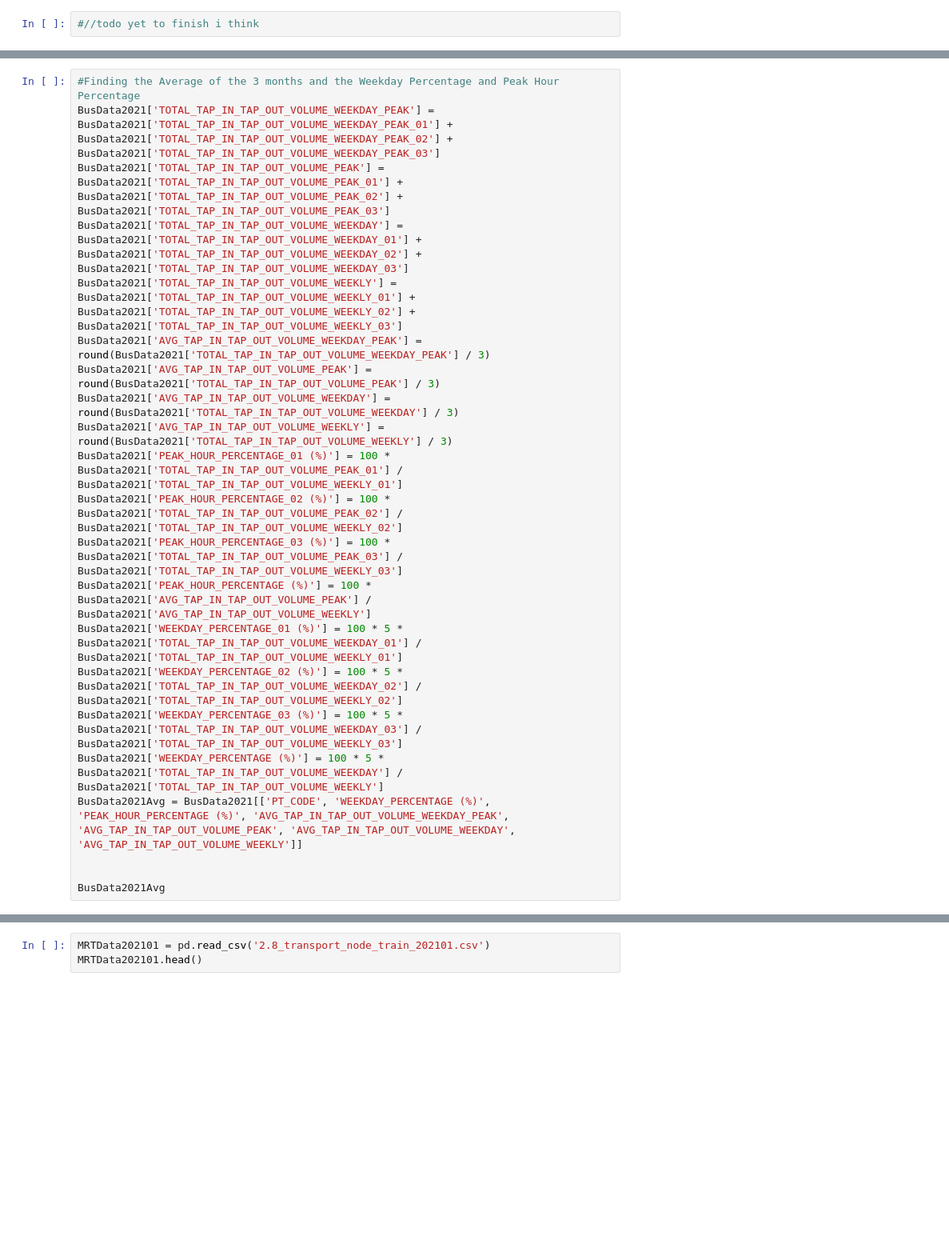
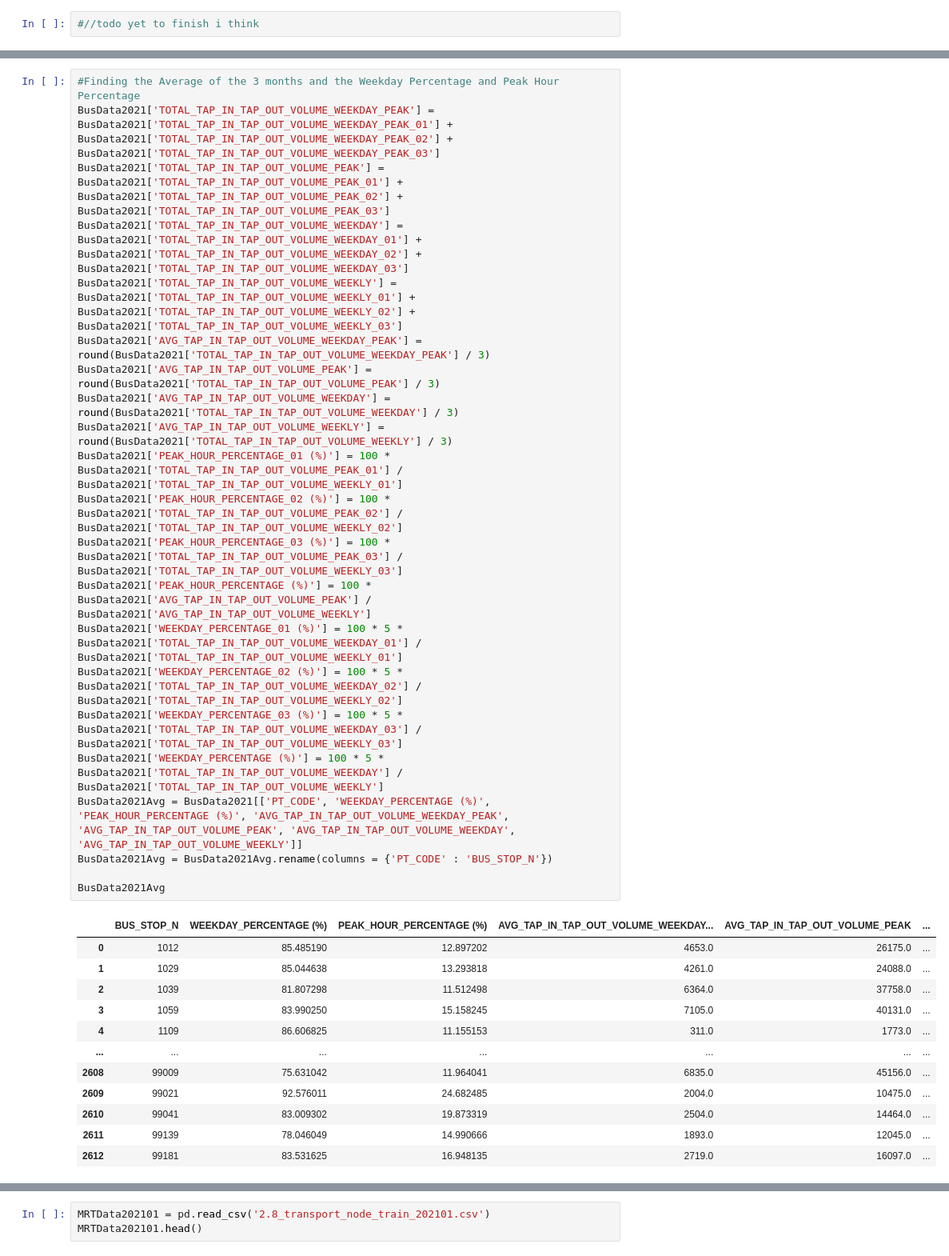
Before and after one commit to bleow/CZ1115PROJ-DataScience_Python, a Jupyter notebook: Jupyter notebook/Actual Data Extraction.ipynb, the cells around one changed output, grey strips where cells are left out. Shown at 80% size. Drawn from its saved outputs; the diff is of its cells as text; blank space fills up the shorter version.

```diff
--- a/Jupyter notebook/Actual Data Extraction.ipynb
+++ b/Jupyter notebook/Actual Data Extraction.ipynb
@@ -1174,22 +1204,35 @@ BusData2021.head()
 # %%
 #Finding the Average of the 3 months and the Weekday Percentage and Peak Hour Percentage
 BusData2021['TOTAL_TAP_IN_TAP_OUT_VOLUME_WEEKDAY_PEAK'] = BusData2021['TOTAL_TAP_IN_TAP_OUT_VOLUME_WEEKDAY_PEAK_01'] + BusData2021['TOTAL_TAP_IN_TAP_OUT_VOLUME_WEEKDAY_PEAK_02'] + BusData2021['TOTAL_TAP_IN_TAP_OUT_VOLUME_WEEKDAY_PEAK_03']
 BusData2021['TOTAL_TAP_IN_TAP_OUT_VOLUME_PEAK'] = BusData2021['TOTAL_TAP_IN_TAP_OUT_VOLUME_PEAK_01'] + BusData2021['TOTAL_TAP_IN_TAP_OUT_VOLUME_PEAK_02'] + BusData2021['TOTAL_TAP_IN_TAP_OUT_VOLUME_PEAK_03']
 BusData2021['TOTAL_TAP_IN_TAP_OUT_VOLUME_WEEKDAY'] = BusData2021['TOTAL_TAP_IN_TAP_OUT_VOLUME_WEEKDAY_01'] + BusData2021['TOTAL_TAP_IN_TAP_OUT_VOLUME_WEEKDAY_02'] + BusData2021['TOTAL_TAP_IN_TAP_OUT_VOLUME_WEEKDAY_03']
 BusData2021['TOTAL_TAP_IN_TAP_OUT_VOLUME_WEEKLY'] = BusData2021['TOTAL_TAP_IN_TAP_OUT_VOLUME_WEEKLY_01'] + BusData2021['TOTAL_TAP_IN_TAP_OUT_VOLUME_WEEKLY_02'] + BusData2021['TOTAL_TAP_IN_TAP_OUT_VOLUME_WEEKLY_03']
 BusData2021['AVG_TAP_IN_TAP_OUT_VOLUME_WEEKDAY_PEAK'] = round(BusData2021['TOTAL_TAP_IN_TAP_OUT_VOLUME_WEEKDAY_PEAK'] / 3)
 BusData2021['AVG_TAP_IN_TAP_OUT_VOLUME_PEAK'] = round(BusData2021['TOTAL_TAP_IN_TAP_OUT_VOLUME_PEAK'] / 3)
 BusData2021['AVG_TAP_IN_TAP_OUT_VOLUME_WEEKDAY'] = round(BusData2021['TOTAL_TAP_IN_TAP_OUT_VOLUME_WEEKDAY'] / 3)
 BusData2021['AVG_TAP_IN_TAP_OUT_VOLUME_WEEKLY'] = round(BusData2021['TOTAL_TAP_IN_TAP_OUT_VOLUME_WEEKLY'] / 3)
 BusData2021['PEAK_HOUR_PERCENTAGE_01 (%)'] = 100 * BusData2021['TOTAL_TAP_IN_TAP_OUT_VOLUME_PEAK_01'] / BusData2021['TOTAL_TAP_IN_TAP_OUT_VOLUME_WEEKLY_01']
 BusData2021['PEAK_HOUR_PERCENTAGE_02 (%)'] = 100 * BusData2021['TOTAL_TAP_IN_TAP_OUT_VOLUME_PEAK_02'] / BusData2021['TOTAL_TAP_IN_TAP_OUT_VOLUME_WEEKLY_02']
 BusData2021['PEAK_HOUR_PERCENTAGE_03 (%)'] = 100 * BusData2021['TOTAL_TAP_IN_TAP_OUT_VOLUME_PEAK_03'] / BusData2021['TOTAL_TAP_IN_TAP_OUT_VOLUME_WEEKLY_03']
 BusData2021['PEAK_HOUR_PERCENTAGE (%)'] = 100 * BusData2021['AVG_TAP_IN_TAP_OUT_VOLUME_PEAK'] / BusData2021['AVG_TAP_IN_TAP_OUT_VOLUME_WEEKLY']
 BusData2021['WEEKDAY_PERCENTAGE_01 (%)'] = 100 * 5 * BusData2021['TOTAL_TAP_IN_TAP_OUT_VOLUME_WEEKDAY_01'] / BusData2021['TOTAL_TAP_IN_TAP_OUT_VOLUME_WEEKLY_01']
 BusData2021['WEEKDAY_PERCENTAGE_02 (%)'] = 100 * 5 * BusData2021['TOTAL_TAP_IN_TAP_OUT_VOLUME_WEEKDAY_02'] / BusData2021['TOTAL_TAP_IN_TAP_OUT_VOLUME_WEEKLY_02']
 BusData2021['WEEKDAY_PERCENTAGE_03 (%)'] = 100 * 5 * BusData2021['TOTAL_TAP_IN_TAP_OUT_VOLUME_WEEKDAY_03'] / BusData2021['TOTAL_TAP_IN_TAP_OUT_VOLUME_WEEKLY_03']
 BusData2021['WEEKDAY_PERCENTAGE (%)'] = 100 * 5 * BusData2021['TOTAL_TAP_IN_TAP_OUT_VOLUME_WEEKDAY'] / BusData2021['TOTAL_TAP_IN_TAP_OUT_VOLUME_WEEKLY']
 BusData2021Avg = BusData2021[['PT_CODE', 'WEEKDAY_PERCENTAGE (%)', 'PEAK_HOUR_PERCENTAGE (%)', 'AVG_TAP_IN_TAP_OUT_VOLUME_WEEKDAY_PEAK', 'AVG_TAP_IN_TAP_OUT_VOLUME_PEAK', 'AVG_TAP_IN_TAP_OUT_VOLUME_WEEKDAY', 'AVG_TAP_IN_TAP_OUT_VOLUME_WEEKLY']]
-
+BusData2021Avg = BusData2021Avg.rename(columns = {'PT_CODE' : 'BUS_STOP_N'})
 
 BusData2021Avg
+# %% [output]
+|  | BUS_STOP_N | WEEKDAY_PERCENTAGE (%) | PEAK_HOUR_PERCENTAGE (%) | AVG_TAP_IN_TAP_OUT_VOLUME_WEEKDAY... | AVG_TAP_IN_TAP_OUT_VOLUME_PEAK | ... |
+| 0 | 1012 | 85.485190 | 12.897202 | 4653.0 | 26175.0 | ... |
+| 1 | 1029 | 85.044638 | 13.293818 | 4261.0 | 24088.0 | ... |
+| 2 | 1039 | 81.807298 | 11.512498 | 6364.0 | 37758.0 | ... |
+| 3 | 1059 | 83.990250 | 15.158245 | 7105.0 | 40131.0 | ... |
+| 4 | 1109 | 86.606825 | 11.155153 | 311.0 | 1773.0 | ... |
+| ... | ... | ... | ... | ... | ... | ... |
+| 2608 | 99009 | 75.631042 | 11.964041 | 6835.0 | 45156.0 | ... |
+| 2609 | 99021 | 92.576011 | 24.682485 | 2004.0 | 10475.0 | ... |
+| 2610 | 99041 | 83.009302 | 19.873319 | 2504.0 | 14464.0 | ... |
+| 2611 | 99139 | 78.046049 | 14.990666 | 1893.0 | 12045.0 | ... |
+| 2612 | 99181 | 83.531625 | 16.948135 | 2719.0 | 16097.0 | ... |
```
Also changed, not shown: parts of 12 cells of this notebook.
